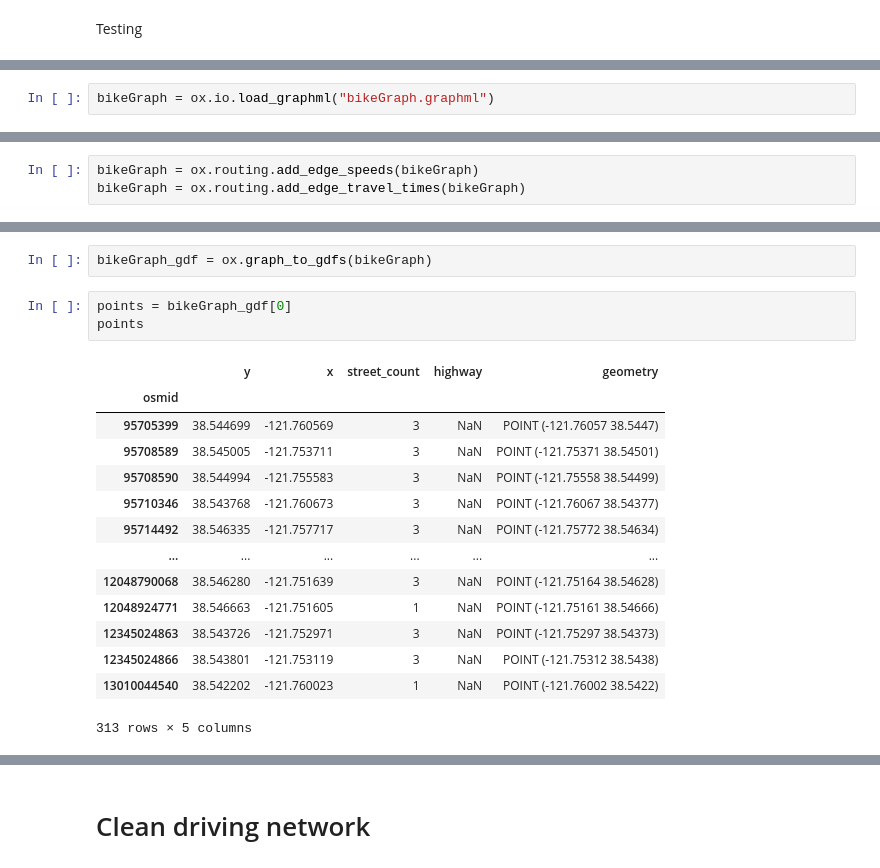
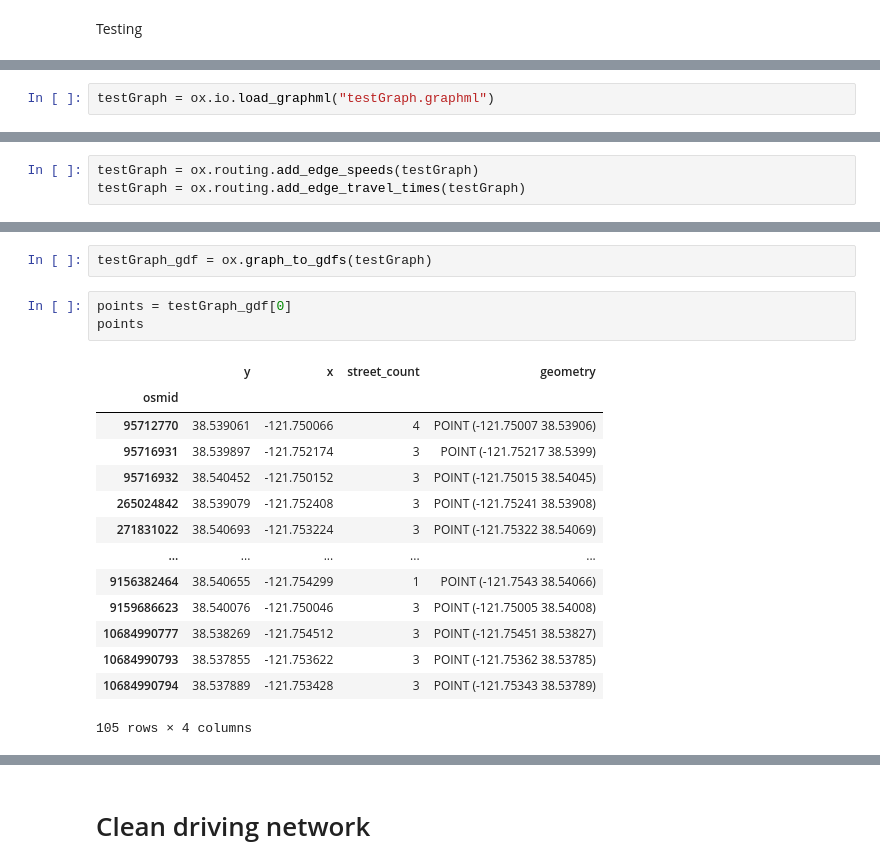
Before and after one commit to darpitydarp/ECI-253, a Jupyter notebook: Final Project/ECI 253 Final Project.ipynb, the cells around one changed output, grey strips where cells are left out. Drawn from its saved outputs; the diff is of its cells as text.

```diff
--- a/Final Project/ECI 253 Final Project.ipynb
+++ b/Final Project/ECI 253 Final Project.ipynb
@@ -21,3 +29,3 @@ import matplotlib
 # %%
-bikeGraph = ox.io.load_graphml("bikeGraph.graphml")
+testGraph = ox.io.load_graphml("testGraph.graphml")
 # %%
@@ -27,4 +35,4 @@ fig, ax = ox.plot.plot_graph(bikeGraph)
 # %%
-bikeGraph = ox.routing.add_edge_speeds(bikeGraph)
-bikeGraph = ox.routing.add_edge_travel_times(bikeGraph)
+testGraph = ox.routing.add_edge_speeds(testGraph)
+testGraph = ox.routing.add_edge_travel_times(testGraph)
 # %%
@@ -53,21 +59,21 @@ ox.stats.basic_stats(bikeGraph)
 # %%
-bikeGraph_gdf = ox.graph_to_gdfs(bikeGraph)
+testGraph_gdf = ox.graph_to_gdfs(testGraph)
 # %%
-points = bikeGraph_gdf[0]
+points = testGraph_gdf[0]
 points
 # %% [output]
-|  | y | x | street_count | highway | geometry |
-| osmid |  |  |  |  |  |
-| 95705399 | 38.544699 | -121.760569 | 3 | NaN | POINT (-121.76057 38.5447) |
-| 95708589 | 38.545005 | -121.753711 | 3 | NaN | POINT (-121.75371 38.54501) |
-| 95708590 | 38.544994 | -121.755583 | 3 | NaN | POINT (-121.75558 38.54499) |
-| 95710346 | 38.543768 | -121.760673 | 3 | NaN | POINT (-121.76067 38.54377) |
-| 95714492 | 38.546335 | -121.757717 | 3 | NaN | POINT (-121.75772 38.54634) |
-| ... | ... | ... | ... | ... | ... |
-| 12048790068 | 38.546280 | -121.751639 | 3 | NaN | POINT (-121.75164 38.54628) |
-| 12048924771 | 38.546663 | -121.751605 | 1 | NaN | POINT (-121.75161 38.54666) |
-| 12345024863 | 38.543726 | -121.752971 | 3 | NaN | POINT (-121.75297 38.54373) |
-| 12345024866 | 38.543801 | -121.753119 | 3 | NaN | POINT (-121.75312 38.5438) |
-| 13010044540 | 38.542202 | -121.760023 | 1 | NaN | POINT (-121.76002 38.5422) |
+|  | y | x | street_count | geometry |
+| osmid |  |  |  |  |
+| 95712770 | 38.539061 | -121.750066 | 4 | POINT (-121.75007 38.53906) |
+| 95716931 | 38.539897 | -121.752174 | 3 | POINT (-121.75217 38.5399) |
+| 95716932 | 38.540452 | -121.750152 | 3 | POINT (-121.75015 38.54045) |
+| 265024842 | 38.539079 | -121.752408 | 3 | POINT (-121.75241 38.53908) |
+| 271831022 | 38.540693 | -121.753224 | 3 | POINT (-121.75322 38.54069) |
+| ... | ... | ... | ... | ... |
+| 9156382464 | 38.540655 | -121.754299 | 1 | POINT (-121.7543 38.54066) |
+| 9159686623 | 38.540076 | -121.750046 | 3 | POINT (-121.75005 38.54008) |
+| 10684990777 | 38.538269 | -121.754512 | 3 | POINT (-121.75451 38.53827) |
+| 10684990793 | 38.537855 | -121.753622 | 3 | POINT (-121.75362 38.53785) |
+| 10684990794 | 38.537889 | -121.753428 | 3 | POINT (-121.75343 38.53789) |
-313 rows × 5 columns
+105 rows × 4 columns
 # %%
```
Also changed, not shown: parts of 18 cells of this notebook, 1 other file.
